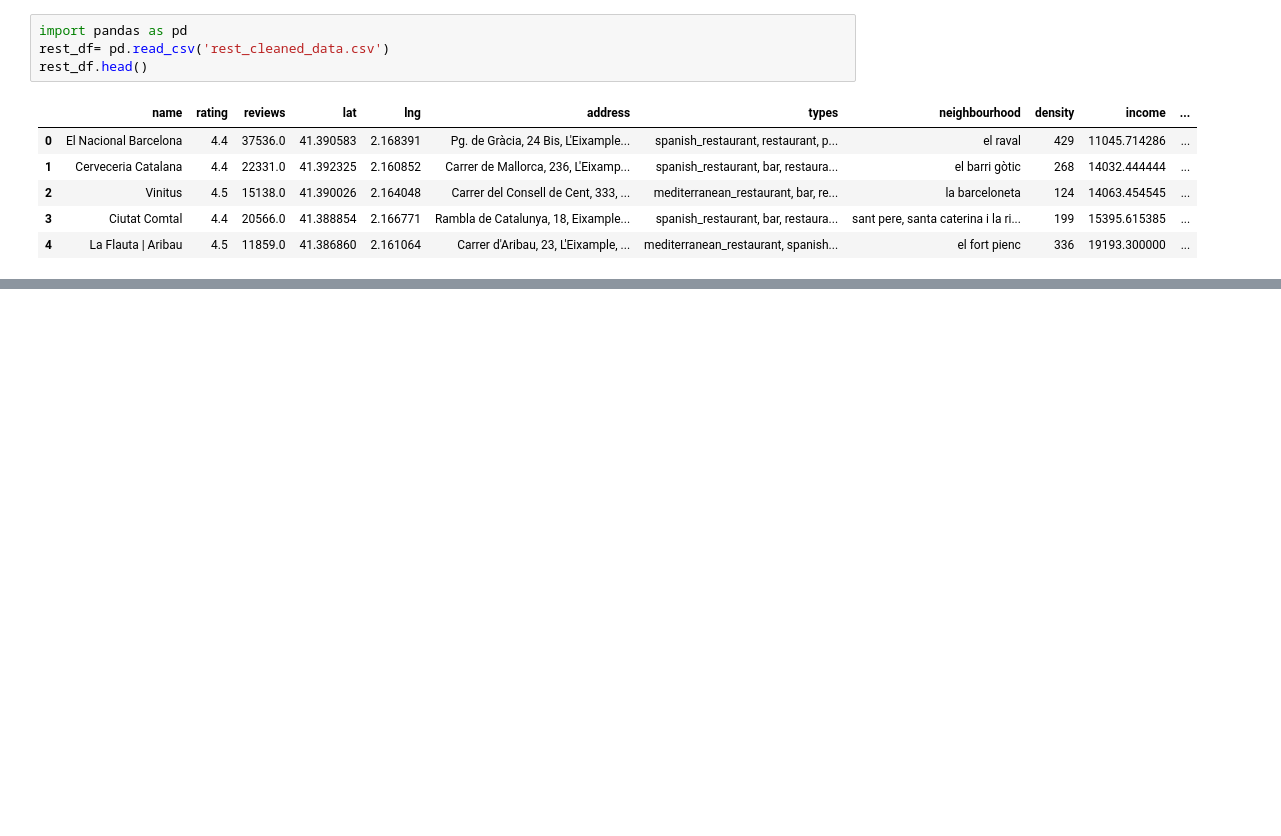
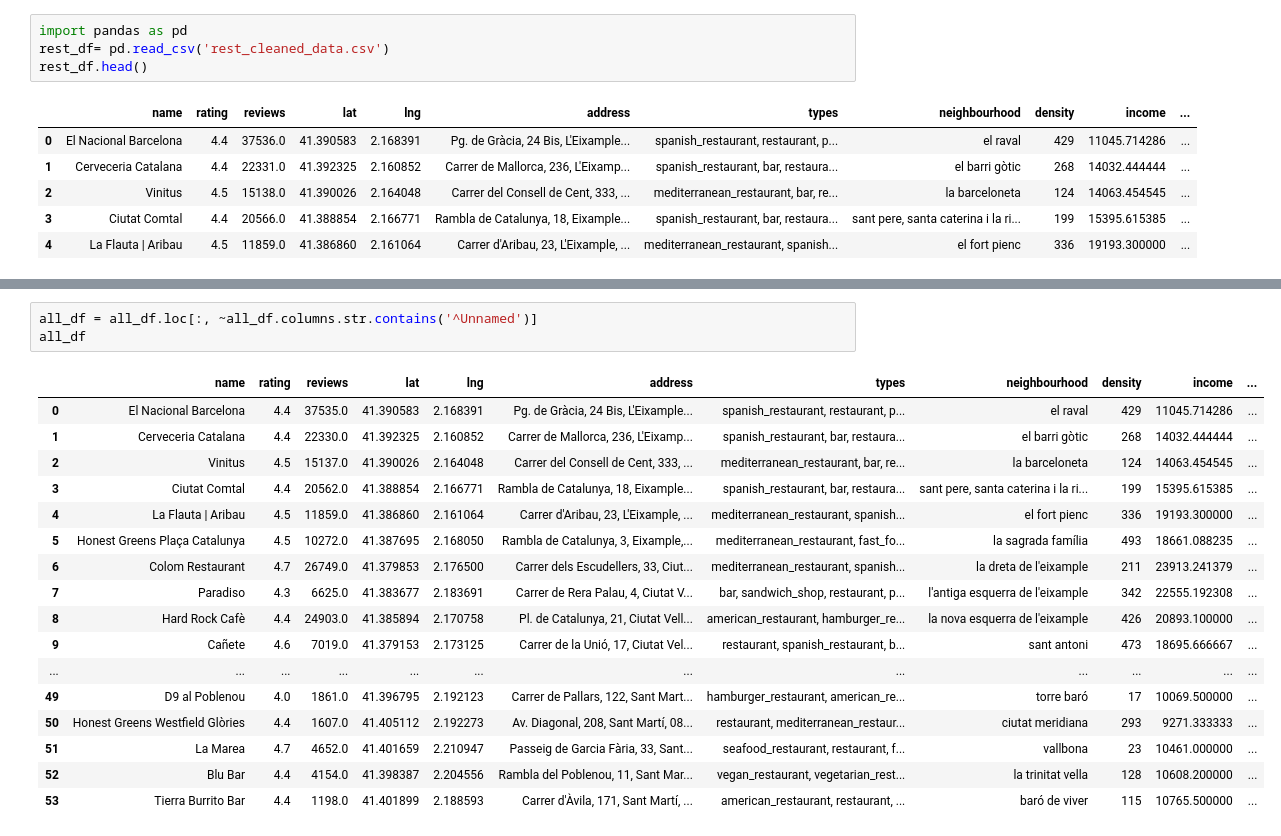
Before and after one commit to levinX7/first_project, a Jupyter notebook: notebooks/Maps_and_charts.ipynb, the cells around one changed output, grey strips where cells are left out. Cells and saved outputs as stored; diff of their text form; blank space fills up the shorter version.

```diff
--- a/notebooks/Maps_and_charts.ipynb
+++ b/notebooks/Maps_and_charts.ipynb
@@ -87,0 +114,21 @@ plt.show()
+# %%
+all_df = all_df.loc[:, ~all_df.columns.str.contains('^Unnamed')]
+all_df
+# %% [output]
+|  | name | rating | reviews | lat | lng | address | types | neighbourhood | density | income | ... |
+| 0 | El Nacional Barcelona | 4.4 | 37535.0 | 41.390583 | 2.168391 | Pg. de Gràcia, 24 Bis, L'Eixample... | spanish_restaurant, restaurant, p... | el raval | 429 | 11045.714286 | ... |
+| 1 | Cerveceria Catalana | 4.4 | 22330.0 | 41.392325 | 2.160852 | Carrer de Mallorca, 236, L'Eixamp... | spanish_restaurant, bar, restaura... | el barri gòtic | 268 | 14032.444444 | ... |
+| 2 | Vinitus | 4.5 | 15137.0 | 41.390026 | 2.164048 | Carrer del Consell de Cent, 333, ... | mediterranean_restaurant, bar, re... | la barceloneta | 124 | 14063.454545 | ... |
+| 3 | Ciutat Comtal | 4.4 | 20562.0 | 41.388854 | 2.166771 | Rambla de Catalunya, 18, Eixample... | spanish_restaurant, bar, restaura... | sant pere, santa caterina i la ri... | 199 | 15395.615385 | ... |
+| 4 | La Flauta | Aribau | 4.5 | 11859.0 | 41.386860 | 2.161064 | Carrer d'Aribau, 23, L'Eixample, ... | mediterranean_restaurant, spanish... | el fort pienc | 336 | 19193.300000 | ... |
+| 5 | Honest Greens Plaça Catalunya | 4.5 | 10272.0 | 41.387695 | 2.168050 | Rambla de Catalunya, 3, Eixample,... | mediterranean_restaurant, fast_fo... | la sagrada família | 493 | 18661.088235 | ... |
+| 6 | Colom Restaurant | 4.7 | 26749.0 | 41.379853 | 2.176500 | Carrer dels Escudellers, 33, Ciut... | mediterranean_restaurant, spanish... | la dreta de l'eixample | 211 | 23913.241379 | ... |
+| 7 | Paradiso | 4.3 | 6625.0 | 41.383677 | 2.183691 | Carrer de Rera Palau, 4, Ciutat V... | bar, sandwich_shop, restaurant, p... | l'antiga esquerra de l'eixample | 342 | 22555.192308 | ... |
+| 8 | Hard Rock Cafè | 4.4 | 24903.0 | 41.385894 | 2.170758 | Pl. de Catalunya, 21, Ciutat Vell... | american_restaurant, hamburger_re... | la nova esquerra de l'eixample | 426 | 20893.100000 | ... |
+| 9 | Cañete | 4.6 | 7019.0 | 41.379153 | 2.173125 | Carrer de la Unió, 17, Ciutat Vel... | restaurant, spanish_restaurant, b... | sant antoni | 473 | 18695.666667 | ... |
+| ... | ... | ... | ... | ... | ... | ... | ... | ... | ... | ... | ... |
+| 49 | D9 al Poblenou | 4.0 | 1861.0 | 41.396795 | 2.192123 | Carrer de Pallars, 122, Sant Mart... | hamburger_restaurant, american_re... | torre baró | 17 | 10069.500000 | ... |
+| 50 | Honest Greens Westfield Glòries | 4.4 | 1607.0 | 41.405112 | 2.192273 | Av. Diagonal, 208, Sant Martí, 08... | restaurant, mediterranean_restaur... | ciutat meridiana | 293 | 9271.333333 | ... |
+| 51 | La Marea | 4.7 | 4652.0 | 41.401659 | 2.210947 | Passeig de Garcia Fària, 33, Sant... | seafood_restaurant, restaurant, f... | vallbona | 23 | 10461.000000 | ... |
+| 52 | Blu Bar | 4.4 | 4154.0 | 41.398387 | 2.204556 | Rambla del Poblenou, 11, Sant Mar... | vegan_restaurant, vegetarian_rest... | la trinitat vella | 128 | 10608.200000 | ... |
+| 53 | Tierra Burrito Bar | 4.4 | 1198.0 | 41.401899 | 2.188593 | Carrer d'Àvila, 171, Sant Martí, ... | american_restaurant, restaurant, ... | baró de viver | 115 | 10765.500000 | ... |
```
Also changed, not shown: parts of 12 cells of this notebook, 5 other files.
